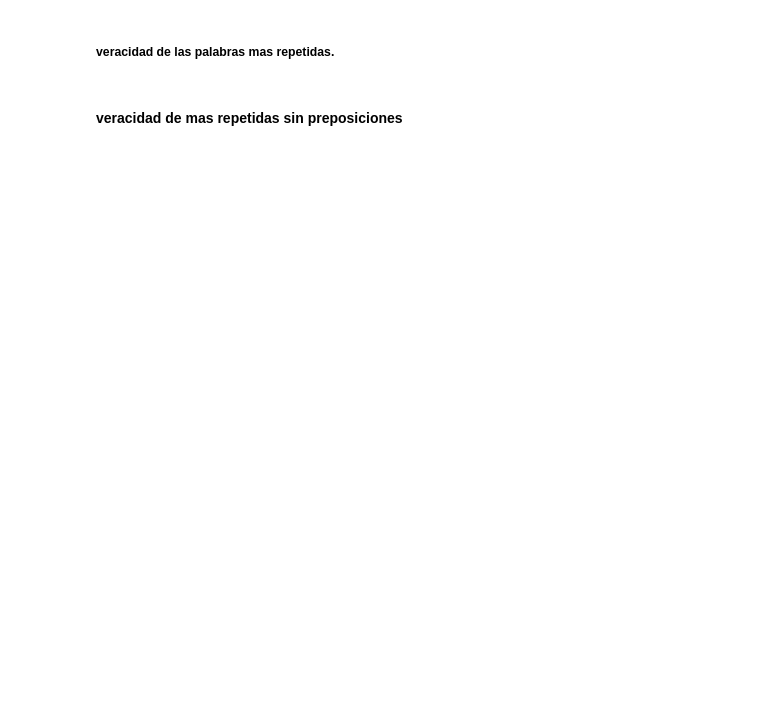
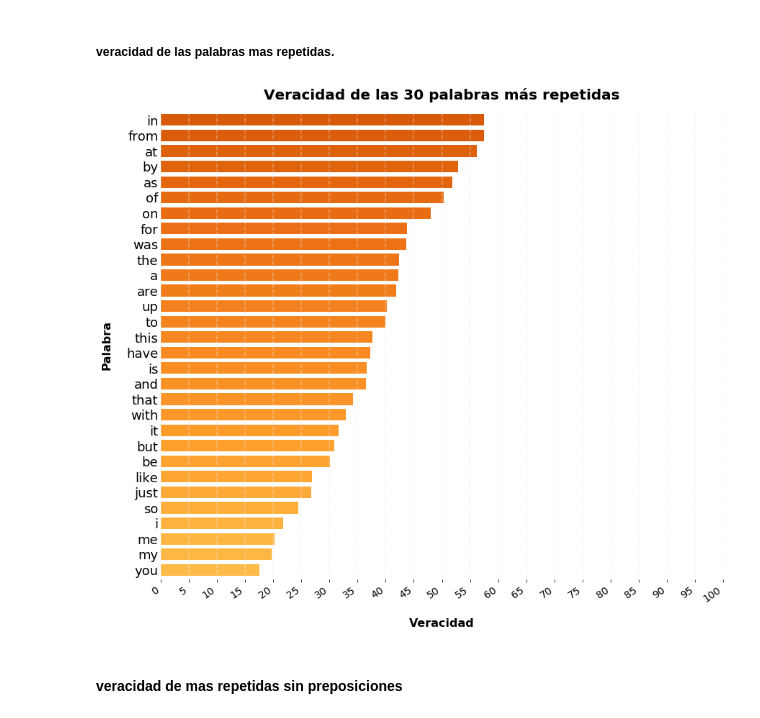
Before and after one commit to RiedelNicolas/TP1-Organizacion-de-Datos, a Jupyter notebook: Nico.ipynb, the cells around one changed output. Drawn from its saved outputs; the diff is of its cells as text; code cells hidden in the pictures; blank space fills up the shorter version.

Commit message:
Pongo los graficos presentables para el informe

```diff
--- a/Nico.ipynb
+++ b/Nico.ipynb
@@ -396,29 +608,32 @@ grafico.legend(fontsize = 15)
 # %%
 saltos = np.linspace(0.4, 0.7, 30)
 colores = cmap(saltos)
 
 #maximo = agrupadas_mas_repetidas['apariciones_totales'].max()
 maximo = 100
 
 grafico = agrupadas_mas_repetidas.sort_values("porcentaje_veraces").plot(kind='barh', figsize=(14,12), y ='porcentaje_veraces', color=colores, width=0.75, fontsize = 18)
 
 plt.xticks(np.arange(0, maximo+1, 5), rotation=35,fontsize=14,ha='right')
 plt.tick_params(axis='y', length=0)
 
 grafico.spines['right'].set_visible(False)
 grafico.spines['top'].set_visible(False)
 grafico.spines['left'].set_visible(False)
 grafico.spines['bottom'].set_visible(False)
 
 lineas = grafico.get_xticks()
 for i in lineas:
       grafico.axvline(x=i, linestyle='--', alpha=0.4, color='#eeeeee')
 
-grafico.set_xlabel("Repeticiones", labelpad=20, weight='bold', size=16)
+grafico.set_xlabel("Veracidad", labelpad=20, weight='bold', size=16)
 grafico.set_ylabel("Palabra", labelpad=20, weight='bold', size=16)
 
-plt.title("Veracidad de las 30 palabras mas repetidas", weight='bold', size=20, pad=15)
+plt.title("Veracidad de las 30 palabras más repetidas", weight='bold', size=20, pad=15)
 grafico.legend(fontsize = 15)
+plt.gca().get_legend().remove()
+# %% [output]
+[figure, added]
 # %% [markdown]
 #### veracidad de mas repetidas sin preposiciones
 # %%
```
Also changed, not shown: parts of 67 cells of this notebook.
